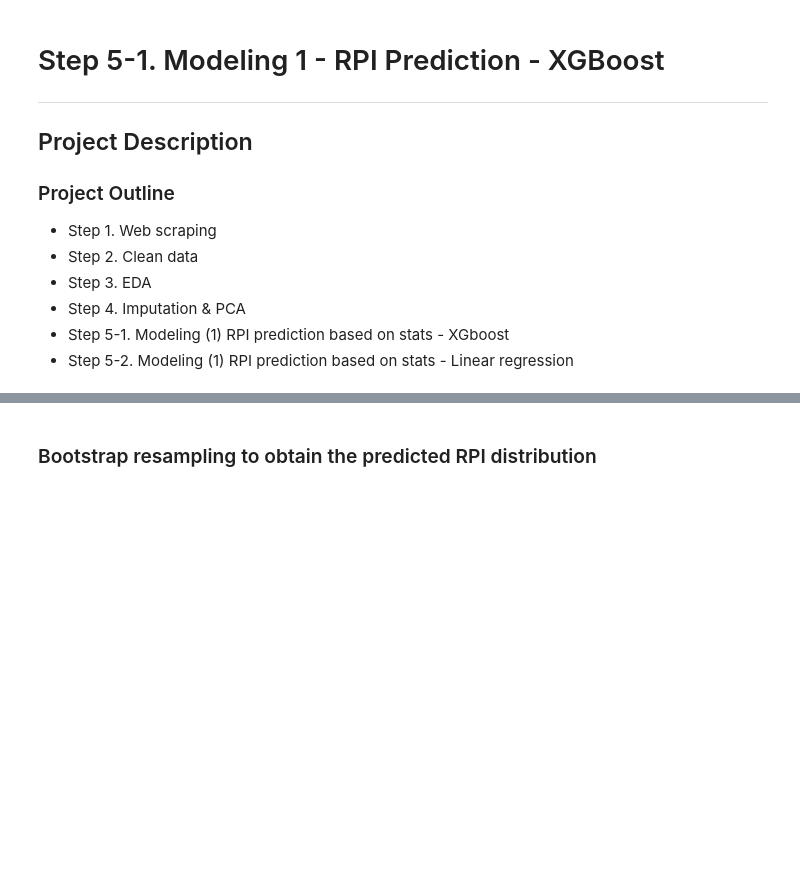
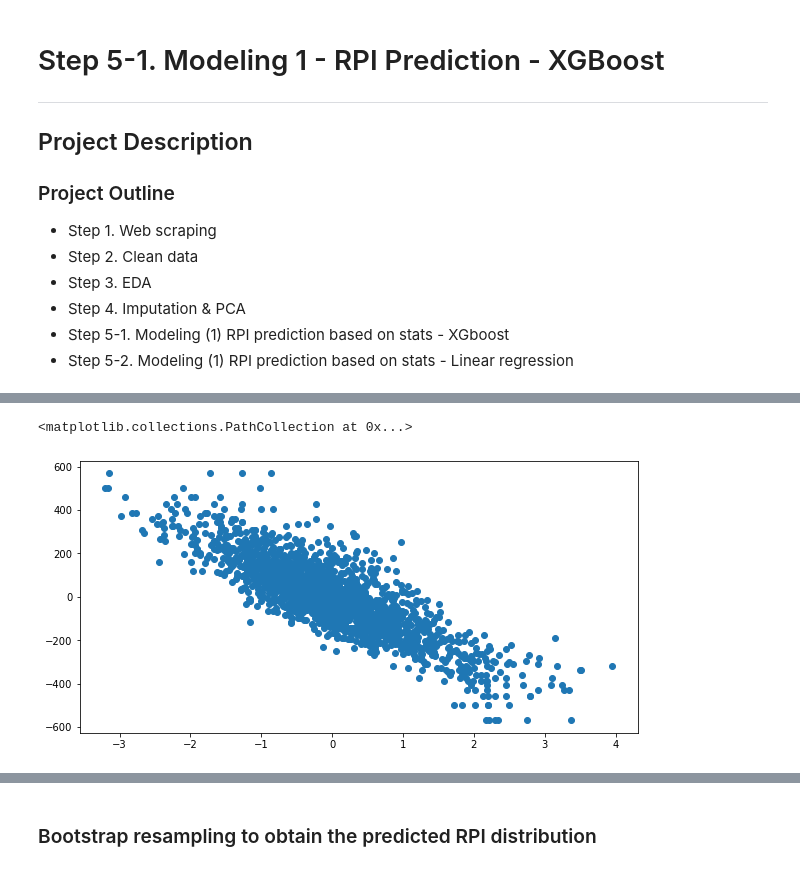
Before and after one commit to koeunlim/Capstone_Softball, a Jupyter notebook: 05-1_NCAA_Softball_Model1_XGBoost_RPI_famd.ipynb, the cells around one changed output, grey strips where cells are left out. Drawn from its saved outputs; the diff is of its cells as text; code cells hidden in the pictures; blank space fills up the shorter version.

```diff
--- a/05-1_NCAA_Softball_Model1_XGBoost_RPI_famd.ipynb
+++ b/05-1_NCAA_Softball_Model1_XGBoost_RPI_famd.ipynb
@@ -119,7 +119,16 @@ X.head()
 | 301 | 2.452516 | -0.725179 | -0.179109 | -0.183864 | -0.318930 | 0.200328 | -0.708240 | 1.214912 | -0.771176 | 0.350310 | -0.168707 | ... |
 # %%
 #X_train, X_test, y_train, y_test = train_test_split(X, y, test_size=0.2, random_state=2)
-X_train = X
-y_train = y
+
+X_train = X_famd
+y_train = y_RPI
 X_test = X_famd_2019
 y_test = y_RPI_2019
+
+#sample weight
+w = max(y_RPI)- y_RPI + 1
+
+#X_train = X_famd
+#y_train = np.log(y_RPI/max(y_RPI)/(1-y_RPI/max(y_RPI)))*100
+#X_test = X_famd_2019
+#y_test = np.log(y_RPI_2019/max(y_RPI_2019)/(1-y_RPI_2019/max(y_RPI_2019)))*100
@@ -126,3 +150,8 @@ y_test = y_RPI_2019
+# %%
+plt.scatter(X_train[0],y_train)
+# %% [output]
+<matplotlib.collections.PathCollection at 0x...>
+[figure, added]
 # %%
 # A parameter grid for XGBoost
 params = {
```
Also changed, not shown: parts of 26 cells of this notebook, 5 other files.
